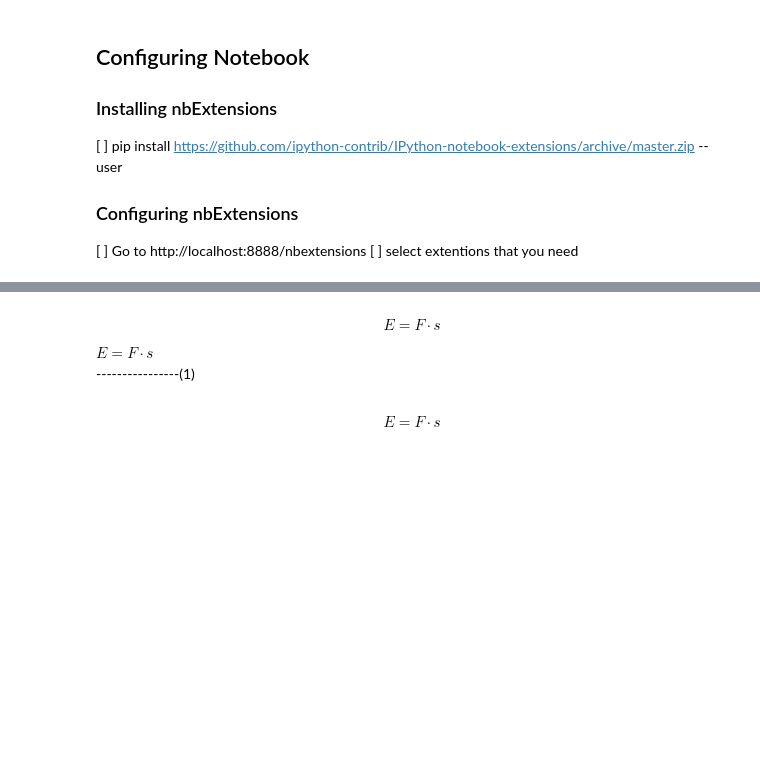
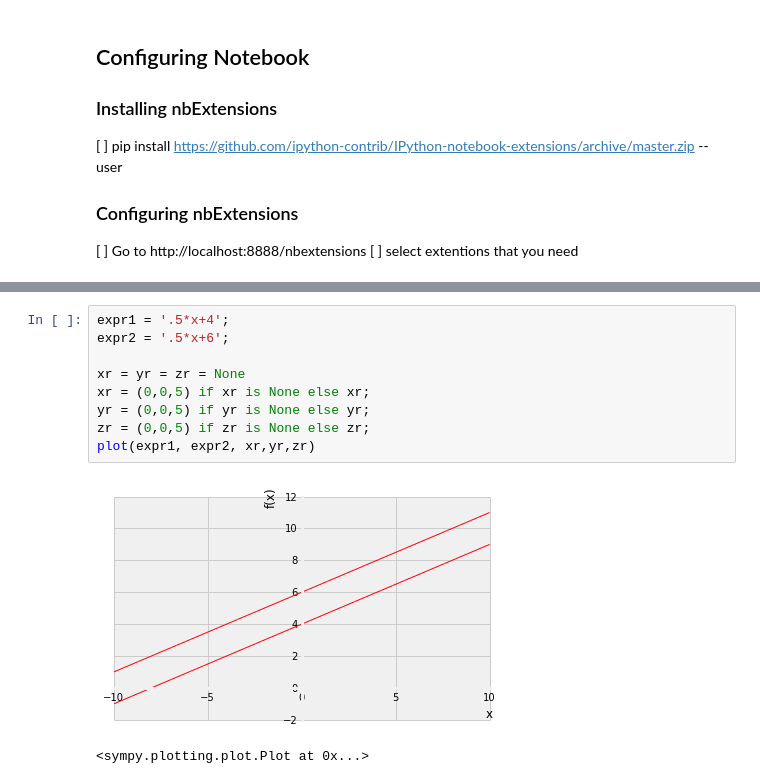
Before and after one commit to sada-narayanappa/Notebooks, a Jupyter notebook: Notes/999_Cookbook.ipynb, the cells around one changed output, grey strips where cells are left out. Saved outputs shown, nothing was run; the diff lists cells and outputs as text; blank space fills up the shorter version.

```diff
--- a/Notes/999_Cookbook.ipynb
+++ b/Notes/999_Cookbook.ipynb
@@ -78,9 +60,12 @@ a = {{l}}
-# %% [markdown]
-\begin{equation}
-E = F \cdot s
-\end{equation}
-
- <div style="width:50%;  display: inline;border: 0px solid black;">$E = F \cdot s $ </div>
- <div style="width:250px; display: inline;position: absolute; right: 450px; border: 0px solid black;">----------------(1)</div>
-# %% [markdown]
-$$E = F \cdot s $$
+# %%
+expr1 = '.5*x+4';
+expr2 = '.5*x+6';
+
+xr = yr = zr = None
+xr = (0,0,5) if xr is None else xr;
+yr = (0,0,5) if yr is None else yr;
+zr = (0,0,5) if zr is None else zr;
+plot(expr1, expr2, xr,yr,zr)
+# %% [output]
+[figure, added]
+<sympy.plotting.plot.Plot at 0x...>
```
Also changed, not shown: parts of 10 cells of this notebook, 5 other files.
